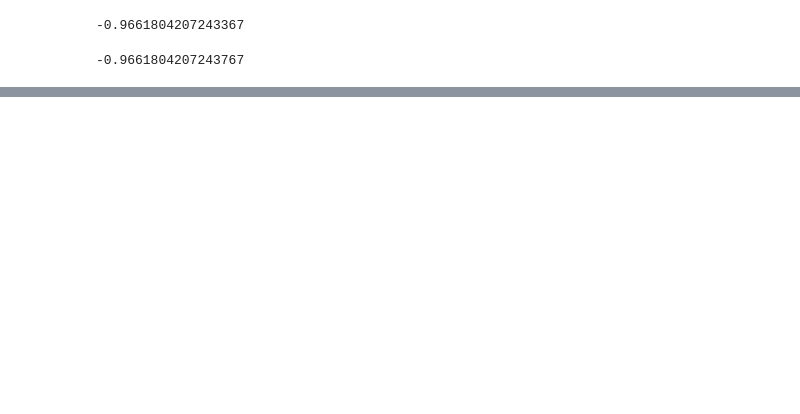
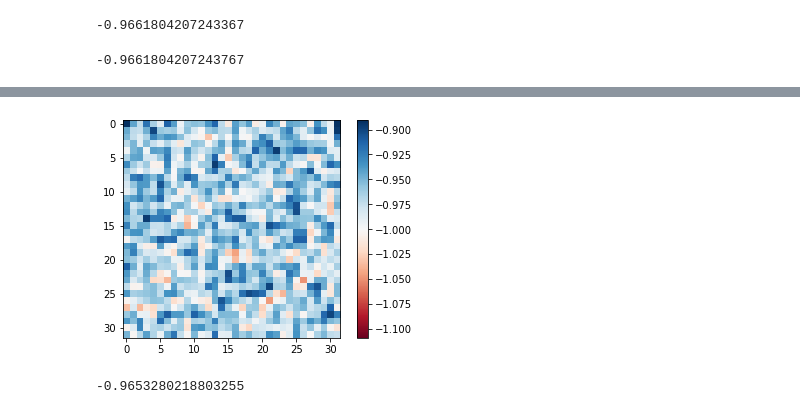
Before and after one commit to emascot/Methods, a Jupyter notebook: Numerical evaluation of the Chern number.ipynb, the cells around one changed output, grey strips where cells are left out. Drawn from its saved outputs; the diff is of its cells as text; code cells hidden in the pictures; blank space fills up the shorter version.

Commit message:
Add example of Chern number density

```diff
--- a/Numerical evaluation of the Chern number.ipynb
+++ b/Numerical evaluation of the Chern number.ipynb
@@ -462,0 +555,18 @@ chern_P(calc_Hk, 4, params, N)
+# %%
+H = disorder_hamiltonian(params, N, wJ=0.1)
+# Calculate the projection matrix
+en, wf = np.linalg.eigh(H)
+P = wf[:,:2*N*N].dot(wf[:,:2*N*N].T.conj())
+C_r = N*N*chern_density(P, K1, K2).reshape(N, N, 4).sum(-1)
+# %%
+vmax = np.abs(-1 - C_r).max()
+fig, ax = plt.subplots()
+im = ax.imshow(C_r, vmin=-1-vmax, vmax=-1+vmax, cmap='RdBu')
+fig.colorbar(im, ax=ax)
+plt.show()
+# %% [output]
+[figure, added]
+# %%
+C_r.mean()
+# %% [output]
+-0.9653280218803255
```
Also changed, not shown: parts of 5 cells of this notebook.
